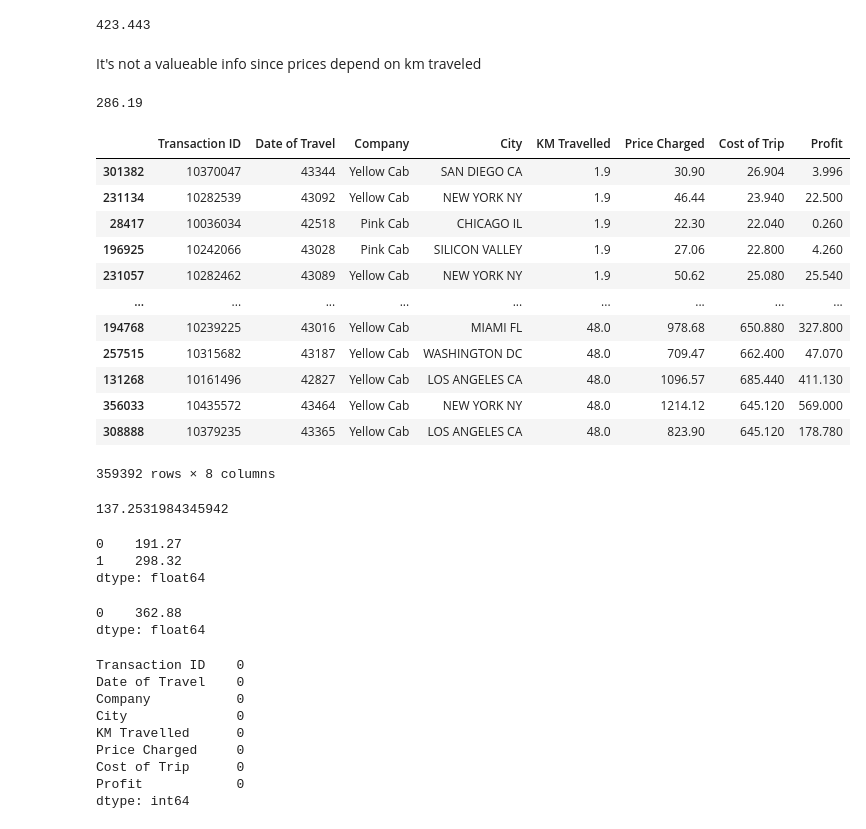
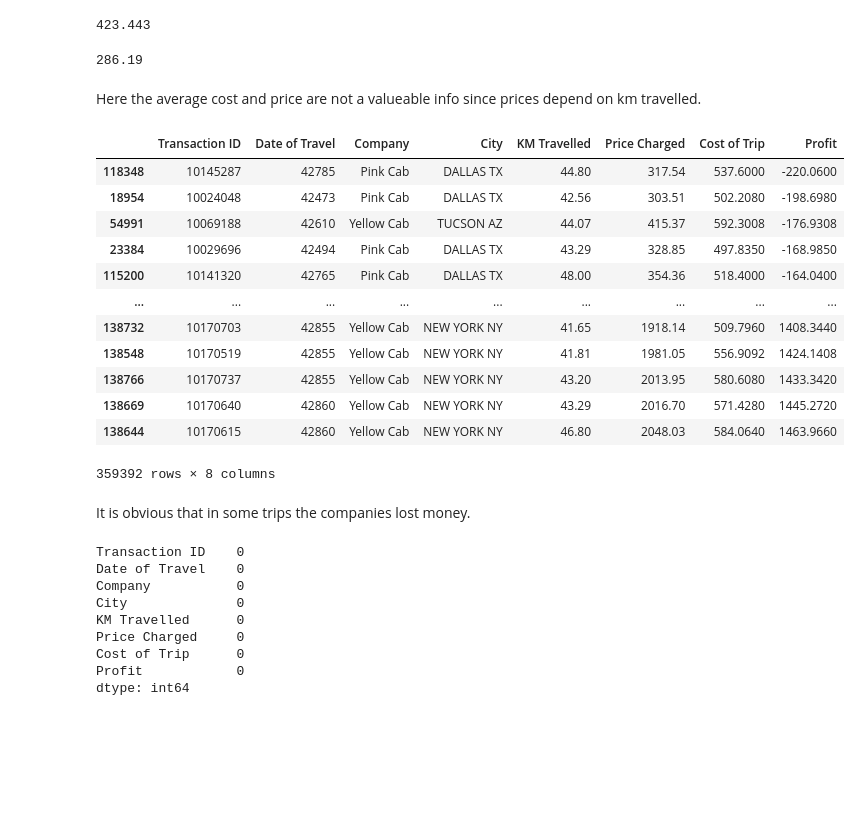
Before and after one commit to reemaalotaibi/dataglacier, a Jupyter notebook: Week2/Cab Investment EDA.ipynb, the cells around one changed output. Drawn from its saved outputs; the diff is of its cells as text; code cells hidden in the pictures; blank space fills up the shorter version.

```diff
--- a/Week2/Cab Investment EDA.ipynb
+++ b/Week2/Cab Investment EDA.ipynb
@@ -57,11 +58,11 @@ price = cab_df['Price Charged'].mean()
 print(round(price, 3))
 # %% [output]
 423.443
-# %% [markdown]
-It's not a valueable info since prices depend on km traveled
 # %%
 cost = cab_df['Cost of Trip'].mean()
 print(round(cost, 3))
 # %% [output]
 286.19
+# %% [markdown]
+Here the average cost and price are not a valueable info since prices depend on km travelled.
 # %%
@@ -69,34 +72,21 @@ range_of_price = cab_df['Price Charged'] - cab_df['Cost of Trip']
 # %%
 cab_df['Profit'] = range_of_price
 # %%
-cab_df.sort_values(by=['KM Travelled'])
+cab_df.sort_values(by=['Profit'])
 # %% [output]
 |  | Transaction ID | Date of Travel | Company | City | KM Travelled | Price Charged | Cost of Trip | Profit |
-| 301382 | 10370047 | 43344 | Yellow Cab | SAN DIEGO CA | 1.9 | 30.90 | 26.904 | 3.996 |
-| 231134 | 10282539 | 43092 | Yellow Cab | NEW YORK NY | 1.9 | 46.44 | 23.940 | 22.500 |
-| 28417 | 10036034 | 42518 | Pink Cab | CHICAGO IL | 1.9 | 22.30 | 22.040 | 0.260 |
-| 196925 | 10242066 | 43028 | Pink Cab | SILICON VALLEY | 1.9 | 27.06 | 22.800 | 4.260 |
-| 231057 | 10282462 | 43089 | Yellow Cab | NEW YORK NY | 1.9 | 50.62 | 25.080 | 25.540 |
+| 118348 | 10145287 | 42785 | Pink Cab | DALLAS TX | 44.80 | 317.54 | 537.6000 | -220.0600 |
+| 18954 | 10024048 | 42473 | Pink Cab | DALLAS TX | 42.56 | 303.51 | 502.2080 | -198.6980 |
+| 54991 | 10069188 | 42610 | Yellow Cab | TUCSON AZ | 44.07 | 415.37 | 592.3008 | -176.9308 |
+| 23384 | 10029696 | 42494 | Pink Cab | DALLAS TX | 43.29 | 328.85 | 497.8350 | -168.9850 |
+| 115200 | 10141320 | 42765 | Pink Cab | DALLAS TX | 48.00 | 354.36 | 518.4000 | -164.0400 |
 | ... | ... | ... | ... | ... | ... | ... | ... | ... |
-| 194768 | 10239225 | 43016 | Yellow Cab | MIAMI FL | 48.0 | 978.68 | 650.880 | 327.800 |
-| 257515 | 10315682 | 43187 | Yellow Cab | WASHINGTON DC | 48.0 | 709.47 | 662.400 | 47.070 |
-| 131268 | 10161496 | 42827 | Yellow Cab | LOS ANGELES CA | 48.0 | 1096.57 | 685.440 | 411.130 |
-| 356033 | 10435572 | 43464 | Yellow Cab | NEW YORK NY | 48.0 | 1214.12 | 645.120 | 569.000 |
-| 308888 | 10379235 | 43365 | Yellow Cab | LOS ANGELES CA | 48.0 | 823.90 | 645.120 | 178.780 |
+| 138732 | 10170703 | 42855 | Yellow Cab | NEW YORK NY | 41.65 | 1918.14 | 509.7960 | 1408.3440 |
+| 138548 | 10170519 | 42855 | Yellow Cab | NEW YORK NY | 41.81 | 1981.05 | 556.9092 | 1424.1408 |
+| 138766 | 10170737 | 42855 | Yellow Cab | NEW YORK NY | 43.20 | 2013.95 | 580.6080 | 1433.3420 |
+| 138669 | 10170640 | 42860 | Yellow Cab | NEW YORK NY | 43.29 | 2016.70 | 571.4280 | 1445.2720 |
+| 138644 | 10170615 | 42860 | Yellow Cab | NEW YORK NY | 46.80 | 2048.03 | 584.0640 | 1463.9660 |
 359392 rows × 8 columns
-# %%
-print(cab_df['Price Charged'].mean() - cab_df['Cost of Trip'].mean())
-# %% [output]
-137.2531984345942
-# %%
-cab_df['Price Charged'].mode()
-# %% [output]
-0    191.27
-1    298.32
-dtype: float64
-# %%
-cab_df['Cost of Trip'].mode()
-# %% [output]
-0    362.88
-dtype: float64
+# %% [markdown]
+It is obvious that in some trips the companies lost money.
 # %%
```
Also changed, not shown: parts of 68 cells of this notebook.
